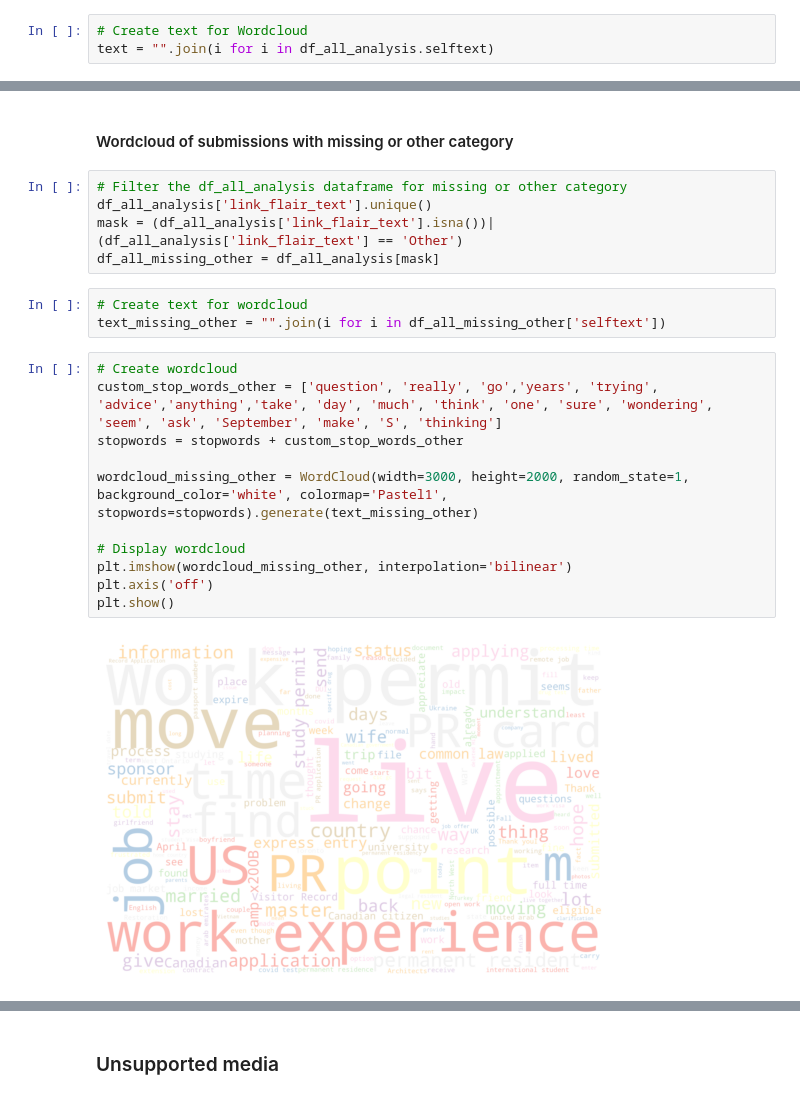
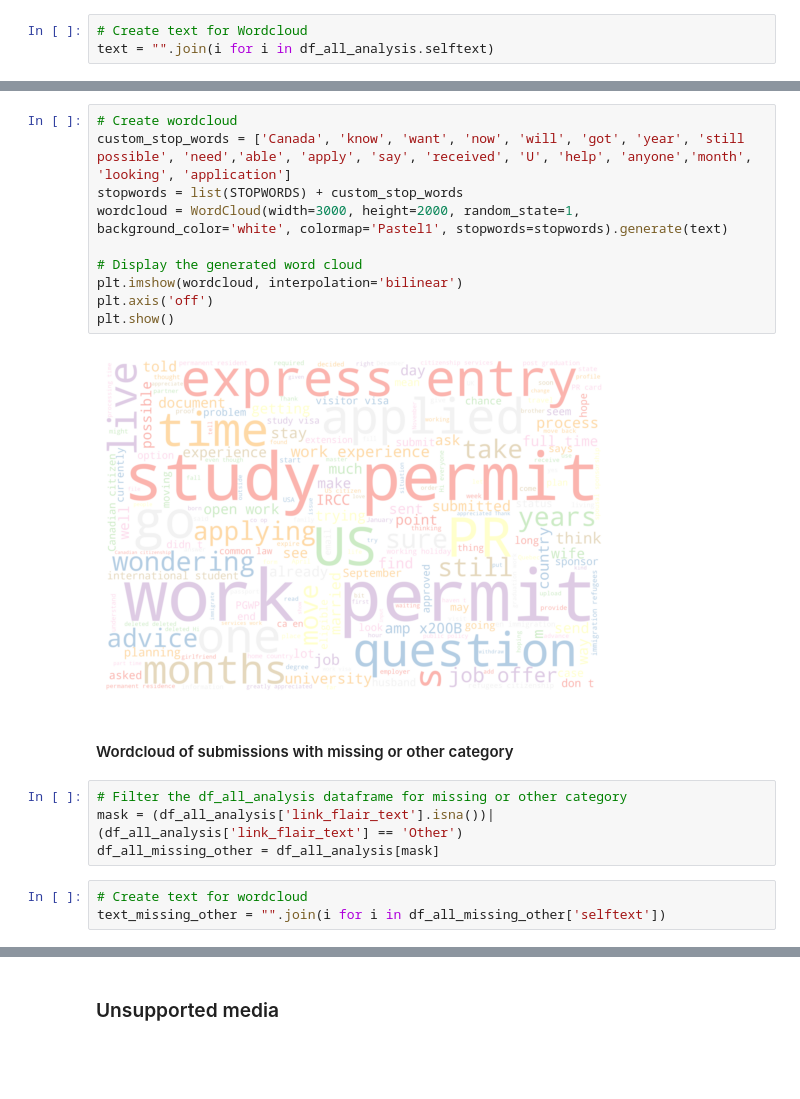
Before and after one commit to ngocmphan/reddit_immigration, a Jupyter notebook: Immigration_Canada_Analysis.ipynb, the cells around one changed output, grey strips where cells are left out. Cells and saved outputs as stored; diff of their text form; blank space fills up the shorter version.

Commit message:
Added category change function

```diff
--- a/Immigration_Canada_Analysis.ipynb
+++ b/Immigration_Canada_Analysis.ipynb
@@ -162,23 +150,21 @@ plt.show()
-# %% [markdown]
-#### Wordcloud of submissions with missing or other category
-# %%
-# Filter the df_all_analysis dataframe for missing or other category
-df_all_analysis['link_flair_text'].unique()
-mask = (df_all_analysis['link_flair_text'].isna())|(df_all_analysis['link_flair_text'] == 'Other')
-df_all_missing_other = df_all_analysis[mask]
-# %%
-# Create text for wordcloud
-text_missing_other = "".join(i for i in df_all_missing_other['selftext'])
-# %%
-# Create wordcloud
-custom_stop_words_other = ['question', 'really', 'go','years', 'trying', 'advice','anything','take', 'day', 'much', 'think', 'one', 'sure', 'wondering', 'seem', 'ask', 'September', 'make', 'S', 'thinking']
-stopwords = stopwords + custom_stop_words_other
-
-wordcloud_missing_other = WordCloud(width=3000, height=2000, random_state=1, background_color='white', colormap='Pastel1', stopwords=stopwords).generate(text_missing_other)
-
-# Display wordcloud
-plt.imshow(wordcloud_missing_other, interpolation='bilinear')
-plt.axis('off')
-plt.show()
-# %% [output]
-[figure, removed]
+# %%
+# Create wordcloud
+custom_stop_words = ['Canada', 'know', 'want', 'now', 'will', 'got', 'year', 'still possible', 'need','able', 'apply', 'say', 'received', 'U', 'help', 'anyone','month', 'looking', 'application']
+stopwords = list(STOPWORDS) + custom_stop_words
+wordcloud = WordCloud(width=3000, height=2000, random_state=1, background_color='white', colormap='Pastel1', stopwords=stopwords).generate(text)
+
+# Display the generated word cloud
+plt.imshow(wordcloud, interpolation='bilinear')
+plt.axis('off')
+plt.show()
+# %% [output]
+[figure, added]
+# %% [markdown]
+#### Wordcloud of submissions with missing or other category
+# %%
+# Filter the df_all_analysis dataframe for missing or other category
+mask = (df_all_analysis['link_flair_text'].isna())|(df_all_analysis['link_flair_text'] == 'Other')
+df_all_missing_other = df_all_analysis[mask]
+# %%
+# Create text for wordcloud
+text_missing_other = "".join(i for i in df_all_missing_other['selftext'])
```
Also changed, not shown: parts of 7 cells of this notebook.
